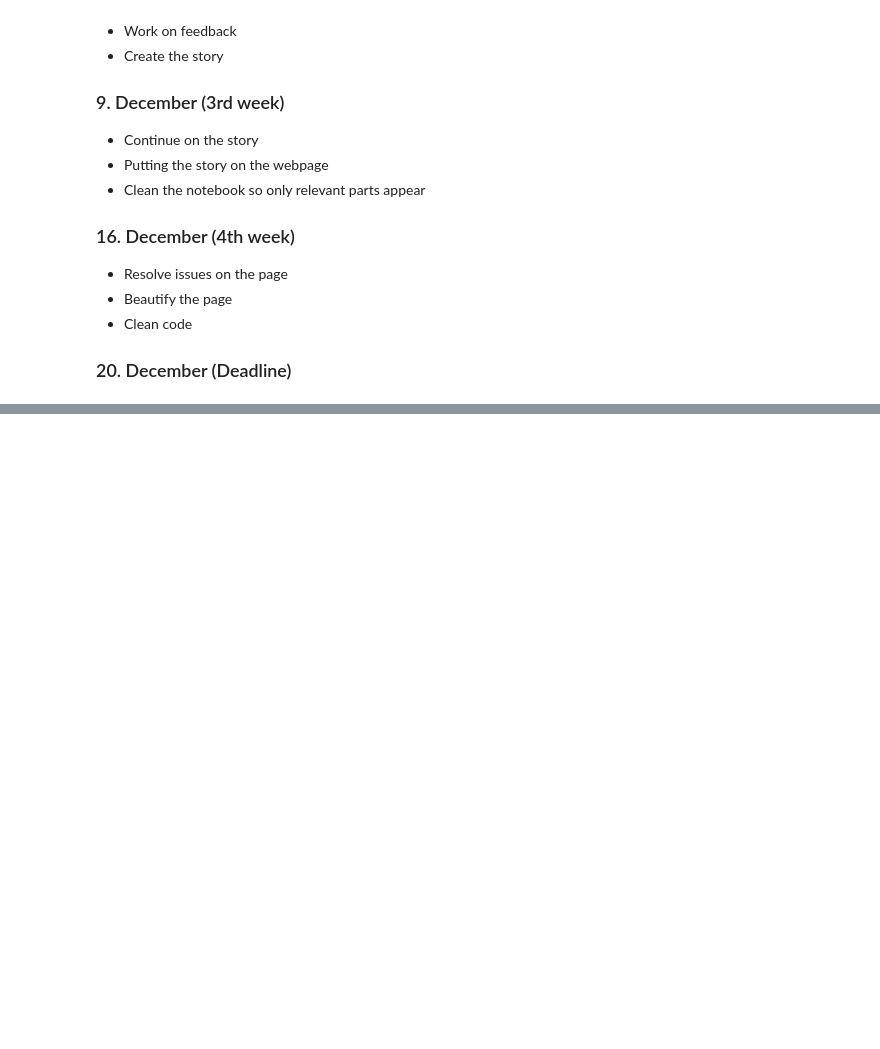
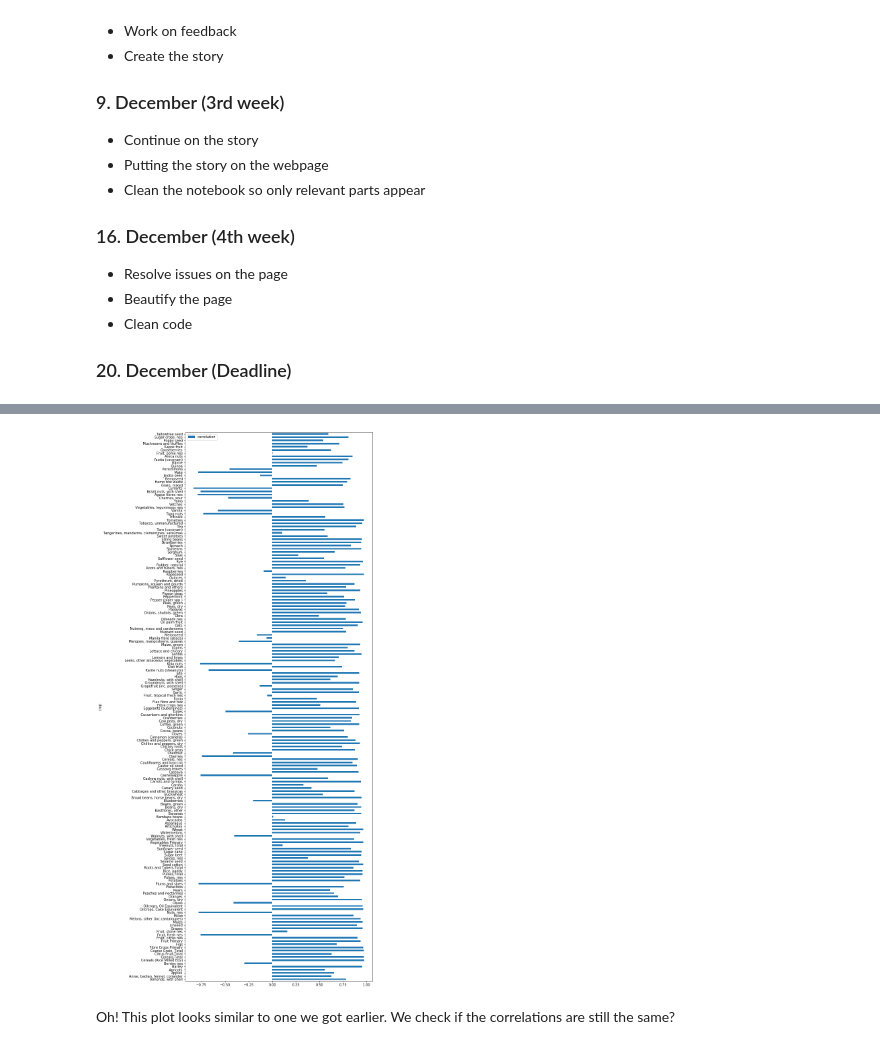
Before and after one commit to caralen/ada-project-faam, a Jupyter notebook: research_bees.ipynb, the cells around one changed output, grey strips where cells are left out. Drawn from its saved outputs; the diff is of its cells as text; code cells hidden in the pictures; blank space fills up the shorter version.

Commit message:
added cross correlation at the end of our notebook

```diff
--- a/research_bees.ipynb
+++ b/research_bees.ipynb
@@ -1748,7 +1748,7 @@ beehives.head()
 | 3 | Albania | 96500.0 | 1964 |
 | 4 | Albania | 109800.0 | 1965 |
 # %%
-crops = pd.read_csv('data/FAOSTAT/Production_Crops_E_All_Data_(Normalized).csv', encoding='iso-8859-1')
+crops = pd.read_csv('data/Production_Crops_E_All_Data_(Normalized).csv', encoding='iso-8859-1')
 crops = crops.loc[(crops['Element'] == 'Yield'), ['Area', 'Item', 'Year', 'Value']]
 crops.reset_index(drop=True, inplace=True)
 crops.sort_values(inplace=True, by=['Area', 'Item', 'Year'])
@@ -1885,0 +1919,7 @@ Finally, for the last step we are going to summarize all the collected knowledge
+# %%
+crops = pd.read_csv('data/Production_Crops_E_All_Data_(Normalized).csv', encoding='iso-8859-1')
+crops = crops.loc[(crops['Element'] == 'Yield'), ['Area', 'Item', 'Year', 'Value']]
+crops.reset_index(drop=True, inplace=True)
+crops.sort_values(inplace=True, by=['Area', 'Item', 'Year'])
+crops.columns = ['Area', 'Item', 'Year', 'Tonnes']
+crops.head()
@@ -1885,0 +1933,3 @@ Finally, for the last step we are going to summarize all the collected knowledge
+# %%
+joined = crops.merge(beehives, on=['Area', 'Year'])
+joined
@@ -1885,0 +1950,31 @@ Finally, for the last step we are going to summarize all the collected knowledge
+# %%
+from sklearn.preprocessing import normalize
+
+run_this_cell = True
+
+if run_this_cell:
+
+    crops_unique = crops['Item'].unique()
+    countries_unique = crops['Area'].unique()
+
+    countries_list = []
+    crops_list = []
+    cross_corrs = []
+
+    for country in countries_unique:
+        for crop in crops_unique:
+
+            df = joined.loc[(joined['Area'] == country) & (joined['Item'] == crop),
+                            ['Tonnes', 'Beehives']]
+
+            countries_list.append(country)
+            crops_list.append(crop)
+
+            crop_slice = df['Tonnes']
+            beehives_sice = df['Beehives']
+
+            crop_slice = (crop_slice - np.mean(crop_slice)) / (np.std(crop_slice) * len(crop_slice))
+            beehives_sice = (beehives_sice - np.mean(beehives_sice)) / (np.std(beehives_sice))
+            cross_corrs.append(np.correlate(crop_slice, beehives_sice)[0])
+    cross_correlations = pd.DataFrame({'country': countries_list, 'crop': crops_list, 'correlation': corrs})
+    #cross_correlations.to_pickle('crops_correlations')
@@ -1885,0 +1989,6 @@ Finally, for the last step we are going to summarize all the collected knowledge
+# %%
+cross_correlations.loc[(cross_correlations['country'] == 'World')].plot.barh(x='crop', y='correlation', figsize=(10, 30));
+# %% [output]
+[figure, added]
+# %% [markdown]
+Oh! This plot looks similar to one we got earlier. We check if the correlations are still the same?
```
Also changed, not shown: parts of 10 cells of this notebook, 1 other file.
